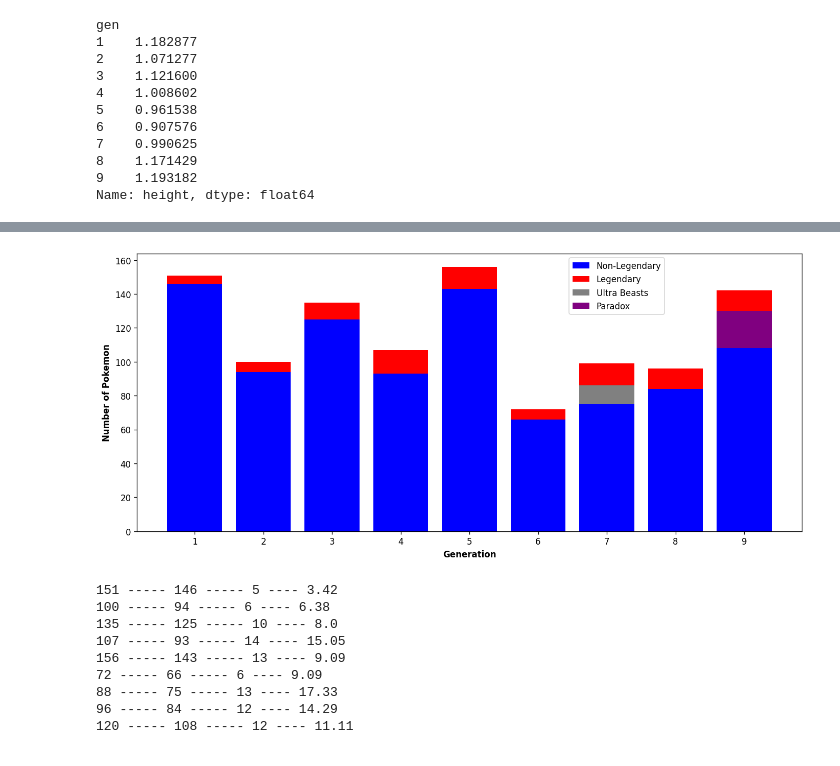
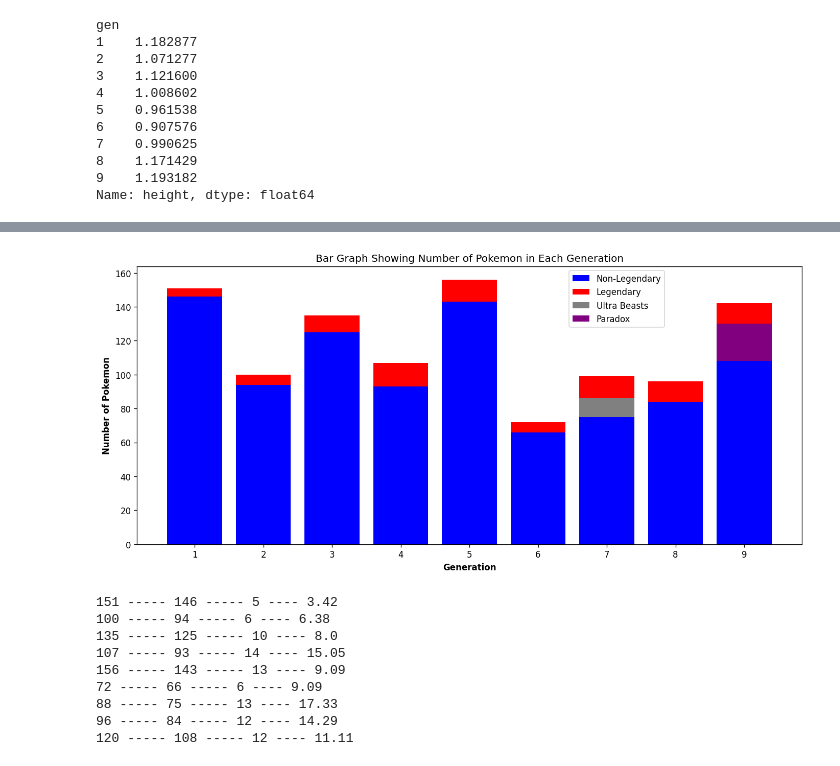
Before and after one commit to Anuroopa12x/Pokemon_Data_Analysis, a Jupyter notebook: Analysing.ipynb, the cells around one changed output, grey strips where cells are left out. Saved outputs shown, nothing was run; the diff lists cells and outputs as text; code cells hidden in the pictures.

```diff
--- a/Analysing.ipynb
+++ b/Analysing.ipynb
@@ -1334,3 +1386,14 @@ Name: total, dtype: float64
 (no_para_ultra_legend["total"].mean() - no_legendary["total"].mean()) / no_legendary["total"].mean() * 100
 # %% [output]
 -1.3251234434312906
+# %%
+plt.figure(dpi = 120, figsize = (14, 6))
+
+for i in range(1, 10):
+    plt.bar(i, no_para_ultra_legend[no_para_ultra_legend["gen"] == i]["name"].count(), color = "blue")
+plt.xlabel("Generation", fontweight = "bold")
+plt.ylabel("Number of Pokemon", fontweight = "bold")
+plt.title("Bar Graph Showing Number of Pokemon in Each Generation after Deducting Legendaries, Paradox, Ultra Beasts")
+plt.xticks(np.arange(1, 10))
+plt.savefig("/home/user/Desktop/Graphs/after_deduction.png")
+plt.show()
@@ -1336,0 +1402,3 @@ Name: total, dtype: float64
+# %%
+for i in range(1, 10):
+    print(no_para_ultra_legend[no_para_ultra_legend["gen"] == i]["name"].count())
@@ -1336,0 +1415,3 @@ Name: total, dtype: float64
+# %%
+for i in range(1, 10):
+    print(details[details["gen"] == i]["name"].count())
@@ -1423,28 +1557,29 @@ plt.show()
 # %%
 plt.figure(dpi = 120, figsize = (14, 6))
 for i in range(1, 10):
     a1 = details[(details["gen"] == i) & (details["legendary"] == "No")]["name"].count()
     a2 = details[(details["gen"] == i) & (details["legendary"] == "Yes")]["name"].count()
     plt.bar(i, a1, color = "blue", label = "Non-Legendary" if i == 1 else None)
     plt.bar(i, a2, bottom = a1, color = "red", label = "Legendary" if i == 1 else None)
     if i == 7:
         a4 = details[details["ability"] == "Beast Boost"]["name"].count()
         plt.bar(i, a4, bottom = a1, color = "grey", label = "Ultra Beasts")
         plt.bar(i, a2, bottom = a1 + a4, color = "red", label = "Legendary" if i == 1 else None)
     elif i == 9:
         a3 = details[details["category"] == "Paradox Pokémon"]["name"].count()
         plt.bar(9, a3, bottom = a1, color = "purple", label = "Paradox")
         plt.bar(i, a2, bottom = a1 + a3, color = "red", label = "Legendary" if i == 1 else None)
 
 
 plt.xticks(np.arange(1, 10))
 plt.xlabel("Generation", fontweight = "bold")
 plt.ylabel("Number of Pokemon", fontweight = "bold")
 plt.legend(loc='upper right', bbox_to_anchor=(0.8, 1))
+plt.title("Bar Graph Showing Number of Pokemon in Each Generation")
 plt.savefig("/home/user/Desktop/Graphs/gen_count.png")
 plt.show()
 # %% [output]
-[figure, old version]
+[figure, new version]
 # %%
 for i in range(1, 10):
     a = details[details["gen"] == i]["name"].count()
```
Also changed, not shown: parts of 27 cells of this notebook.
